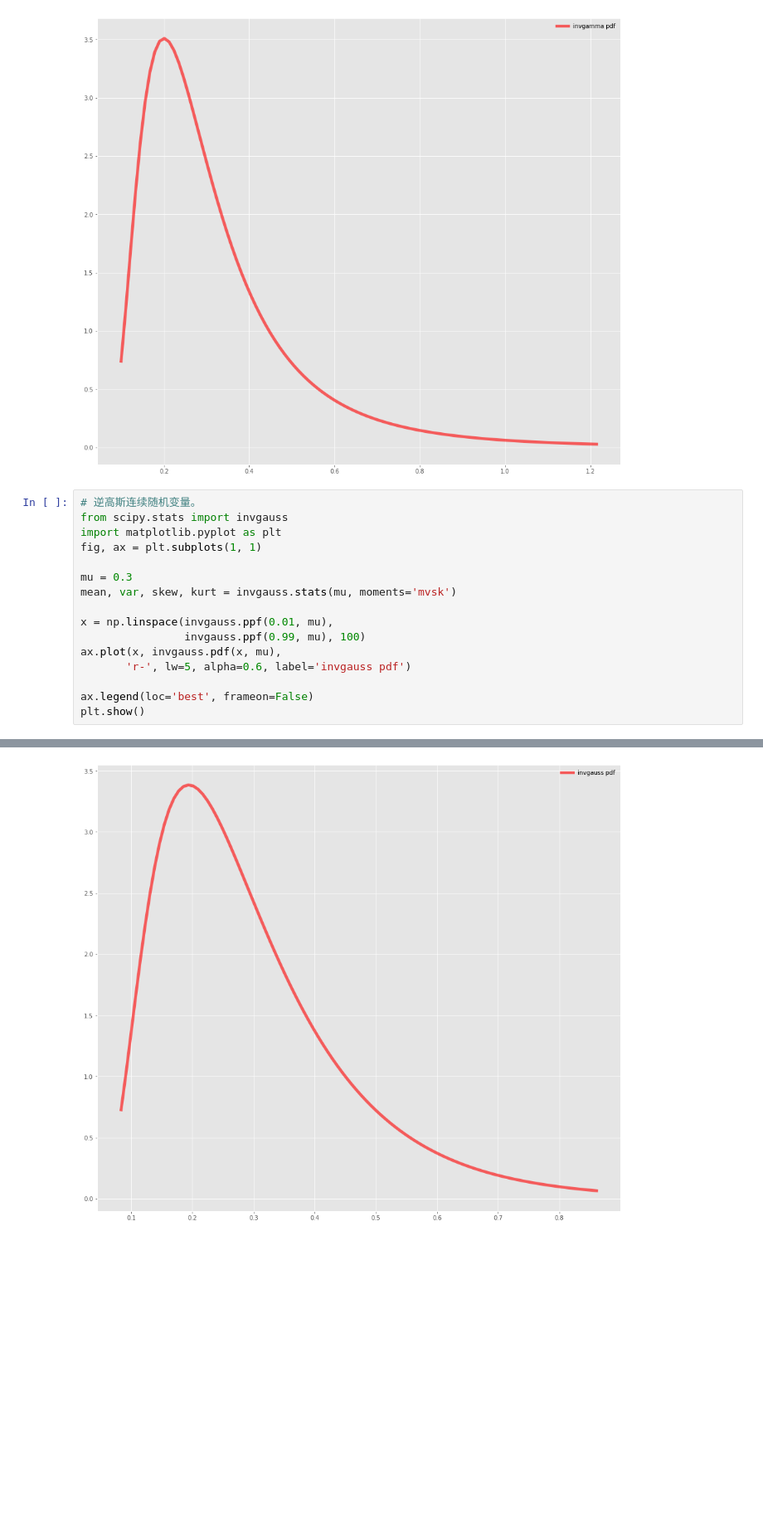
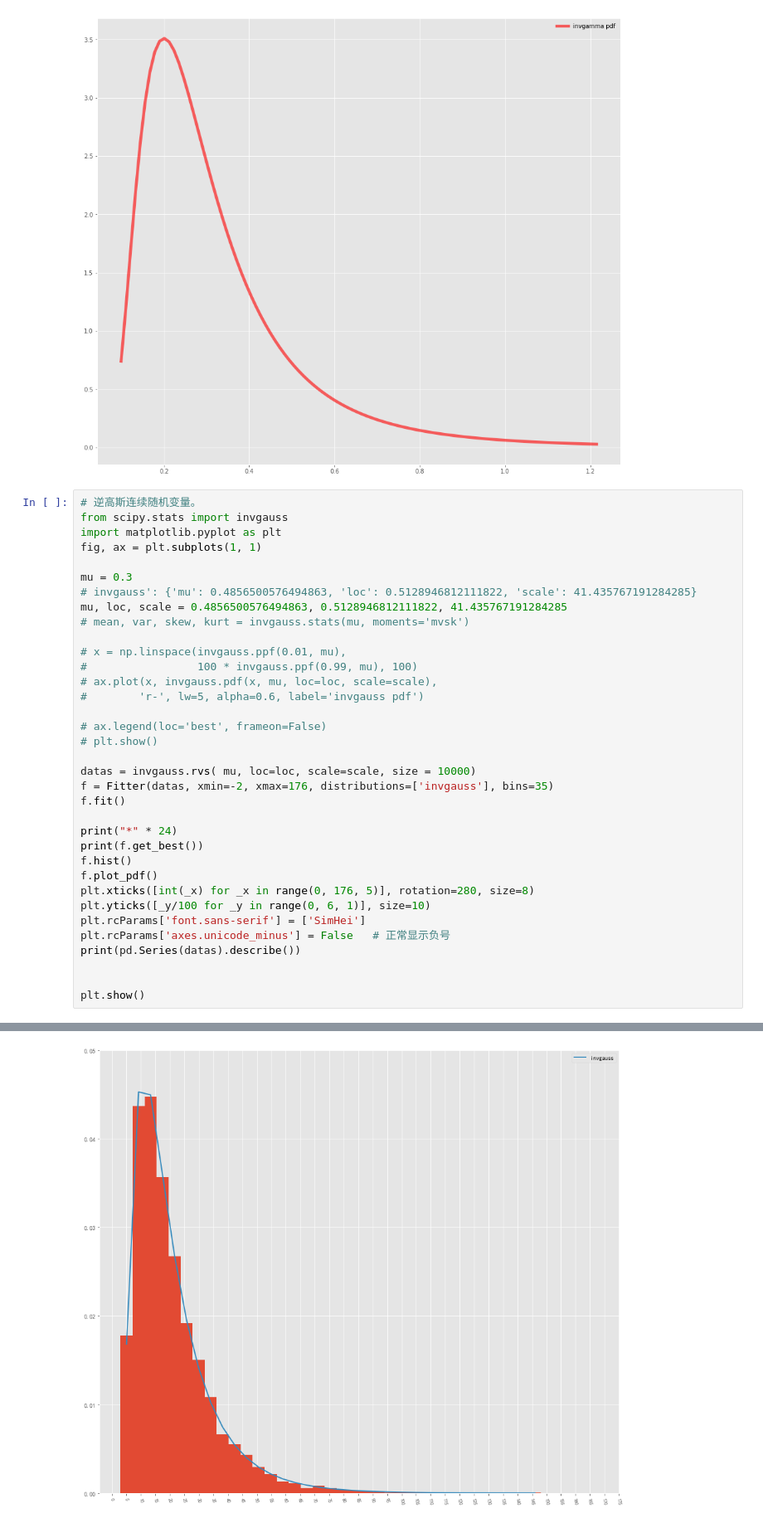
Before and after one commit to liing1221/notebook, a Jupyter notebook: mycode/scipy_stats.ipynb, the cells around one changed output, grey strips where cells are left out. Shown at 83% size. Saved outputs shown, nothing was run; the diff lists cells and outputs as text; blank space fills up the shorter version.

```diff
--- a/mycode/scipy_stats.ipynb
+++ b/mycode/scipy_stats.ipynb
@@ -678,13 +680,32 @@ import matplotlib.pyplot as plt
 fig, ax = plt.subplots(1, 1)
 
 mu = 0.3
-mean, var, skew, kurt = invgauss.stats(mu, moments='mvsk')
+# invgauss': {'mu': 0.4856500576494863, 'loc': 0.5128946812111822, 'scale': 41.435767191284285}
+mu, loc, scale = 0.4856500576494863, 0.5128946812111822, 41.435767191284285
+# mean, var, skew, kurt = invgauss.stats(mu, moments='mvsk')
 
-x = np.linspace(invgauss.ppf(0.01, mu),
-                invgauss.ppf(0.99, mu), 100)
-ax.plot(x, invgauss.pdf(x, mu),
-       'r-', lw=5, alpha=0.6, label='invgauss pdf')
+# x = np.linspace(invgauss.ppf(0.01, mu),
+#                 100 * invgauss.ppf(0.99, mu), 100)
+# ax.plot(x, invgauss.pdf(x, mu, loc=loc, scale=scale),
+#        'r-', lw=5, alpha=0.6, label='invgauss pdf')
 
-ax.legend(loc='best', frameon=False)
+# ax.legend(loc='best', frameon=False)
+# plt.show()
+
+datas = invgauss.rvs( mu, loc=loc, scale=scale, size = 10000)
+f = Fitter(datas, xmin=-2, xmax=176, distributions=['invgauss'], bins=35)
+f.fit()
+
+print("*" * 24)
+print(f.get_best())
+f.hist()
+f.plot_pdf()
+plt.xticks([int(_x) for _x in range(0, 176, 5)], rotation=280, size=8)
+plt.yticks([_y/100 for _y in range(0, 6, 1)], size=10)
+plt.rcParams['font.sans-serif'] = ['SimHei']
+plt.rcParams['axes.unicode_minus'] = False   # 正常显示负号
+print(pd.Series(datas).describe())
+
+
 plt.show()
 # %% [output]
@@ -691,4 +723,4 @@ plt.show()
-[figure, old version]
+[figure, new version]
 # %%
 # 广义逆高斯连续随机变量。
 from scipy.stats import geninvgauss
```
Also changed, not shown: parts of 6 cells of this notebook.
